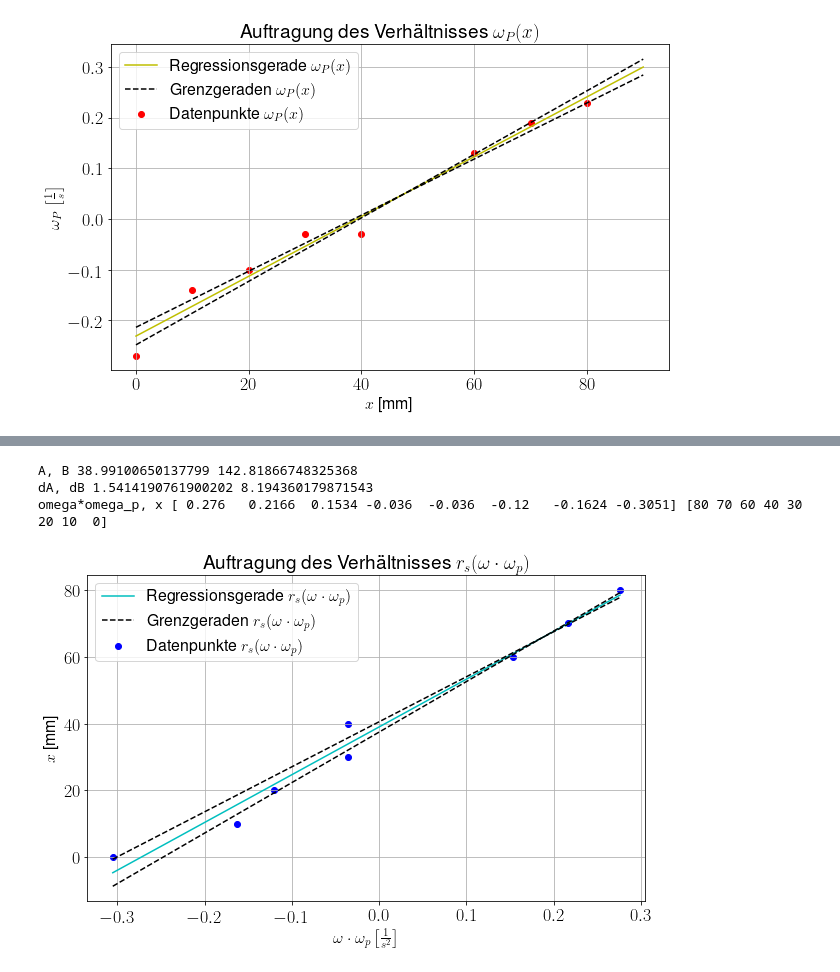
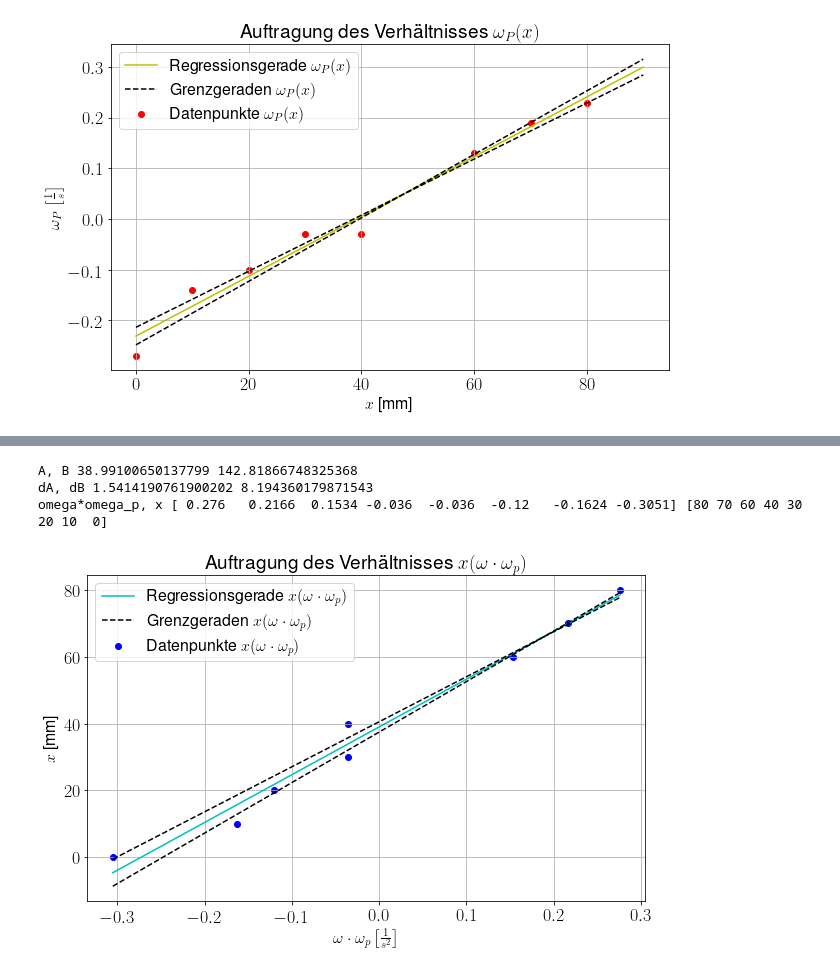
Before and after one commit to AP1ACC/V1, a Jupyter notebook: Untitled Folder/V22 lab.ipynb, the cells around one changed output, grey strips where cells are left out. Drawn from its saved outputs; the diff is of its cells as text; code cells hidden in the pictures.

```diff
--- a/Untitled Folder/V22 lab.ipynb
+++ b/Untitled Folder/V22 lab.ipynb
@@ -232,34 +237,34 @@ print(omega_var, omega_p_var)
 # %%
 fig, ax = plt.subplots(figsize=(10,6))
 ax.tick_params(axis='both', which='major', labelsize=18)
 ax.tick_params(axis='both', which='minor', labelsize=16)
 
 omom = omega*omega_p
 
-ax.scatter(omom, r_sp, color='b', label='Datenpunkte $r_s(\omega\cdot\omega_p)$')
+ax.scatter(omom, r_sp, color='b', label='Datenpunkte $x(\omega\cdot\omega_p)$')
 
 
 x = np.linspace(min(omom), max(omom), 10)
 a, b = bestA(omom, r_sp), bestB(omom, r_sp)
-ax.plot(x, x*b+a, color='c', label=r'Regressionsgerade $r_s(\omega\cdot\omega_p)$')
+ax.plot(x, x*b+a, color='c', label=r'Regressionsgerade $x(\omega\cdot\omega_p)$')
 
 us_a, us_b = stuA(omom, r_sp), stuB(omom, r_sp)
-ax.plot(x, x*(b+us_b) + (a-us_a), color='black', ls='--', label=r'Grenzgeraden $r_s(\omega\cdot\omega_p)$')
+ax.plot(x, x*(b+us_b) + (a-us_a), color='black', ls='--', label=r'Grenzgeraden $x(\omega\cdot\omega_p)$')
 ax.plot(x, x*(b-us_b) + (a+us_a), color='black', ls='--')
 
 
 ax.set(xlabel=r'$\omega\cdot\omega_p \left[\frac{1}{s^2}\right]$', ylabel=r'$x$ [mm]',
-       title=r'Auftragung des Verhältnisses $r_s(\omega\cdot\omega_p)$')
+       title=r'Auftragung des Verhältnisses $x(\omega\cdot\omega_p)$')
 ax.legend()
 ax.grid()
 
 fig.savefig("xom.png")
 
 print('A, B', a, b)
 print('dA, dB', us_a, us_b)
 print('omega*omega_p, x', omom, r_sp)
 # %% [output]
 A, B 38.99100650137799 142.81866748325368
 dA, dB 1.5414190761900202 8.194360179871543
 omega*omega_p, x [ 0.276   0.2166  0.1534 -0.036  -0.036  -0.12   -0.1624 -0.3051] [80 70 60 40 30 20 10  0]
-[figure, old version]
+[figure, new version]
```
Also changed, not shown: parts of 1 cell of this notebook, 5 other files.
